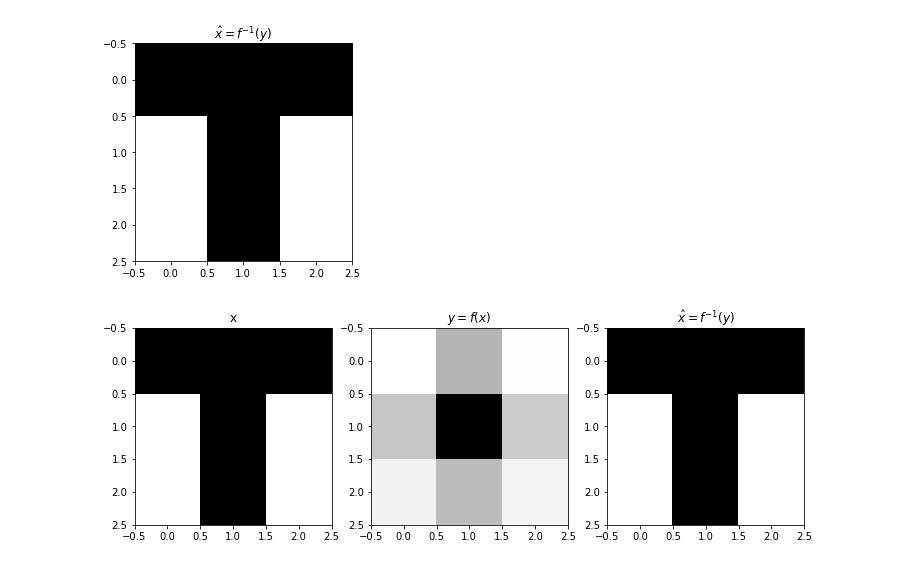
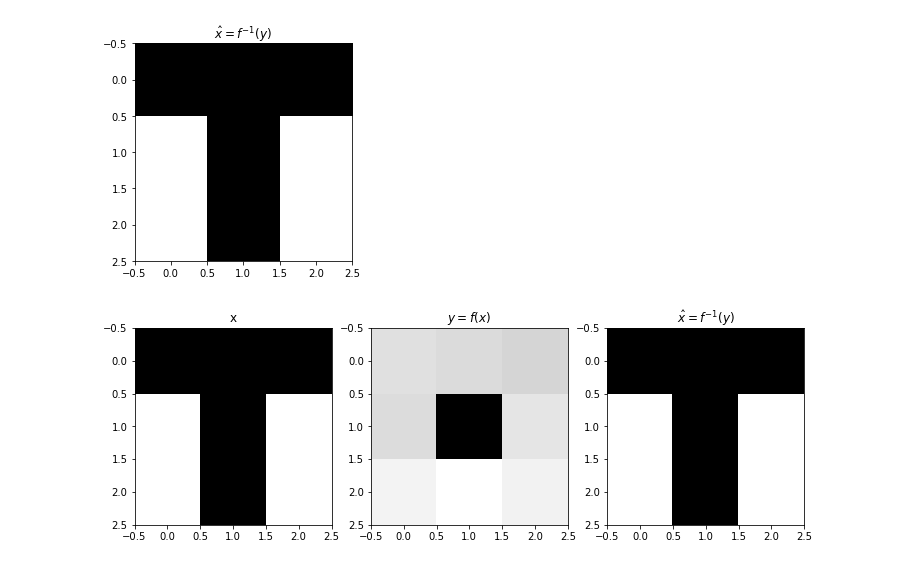
Before and after one commit to ELIFE-ASU/INNLab, a Jupyter notebook: src/i-ResNet_unit_tests.ipynb, the cells around one changed output. Cells and saved outputs as stored; diff of their text form; code cells hidden in the pictures.

```diff
--- a/src/i-ResNet_unit_tests.ipynb
+++ b/src/i-ResNet_unit_tests.ipynb
@@ -172,7 +179,8 @@ for i in range(10):
 
     optimizer.step()
 # %%
-x = torch.Tensor([[[[1,1,1],[0,1,0],[0,1,0]], [[0,1,0],[1,1,1],[0,1,0]]]])
+x = torch.Tensor([[[[1,1,1],[0,1,0],[0,1,0]], [[0,1,0],[1,1,1],[0,1,0]]],
+                 [[[1,1,1],[0,1,0],[0,1,0]], [[0,1,0],[1,1,1],[0,1,0]]]])
 x.requires_grad = True
 
 y, logp, logdet = model(x)
@@ -220,19 +246,19 @@ plt.show()
 # %%
 fig = plt.figure(figsize=(12,4))
 
 fig = plt.subplot(131)
 plt.imshow(1-x[0, 0].detach(), cmap='gray')
 plt.title('x')
 
 fig = plt.subplot(132)
-plt.imshow(1-y[0, 1].detach(), cmap='gray')
+plt.imshow(1-y[0, 0].detach(), cmap='gray')
 plt.title('$y=f(x)$')
 
 fig = plt.subplot(133)
 plt.imshow(1-xhat[0, 0].detach(), cmap='gray')
 plt.title('$\hat x = f^{-1}(y)$')
 
-plt.savefig('cov2d.png')
+plt.savefig('../images/cov2d.png')
 plt.show()
 # %% [output]
-[figure, old version]
+[figure, new version]
```
Also changed, not shown: parts of 16 cells of this notebook, 3 other files.
